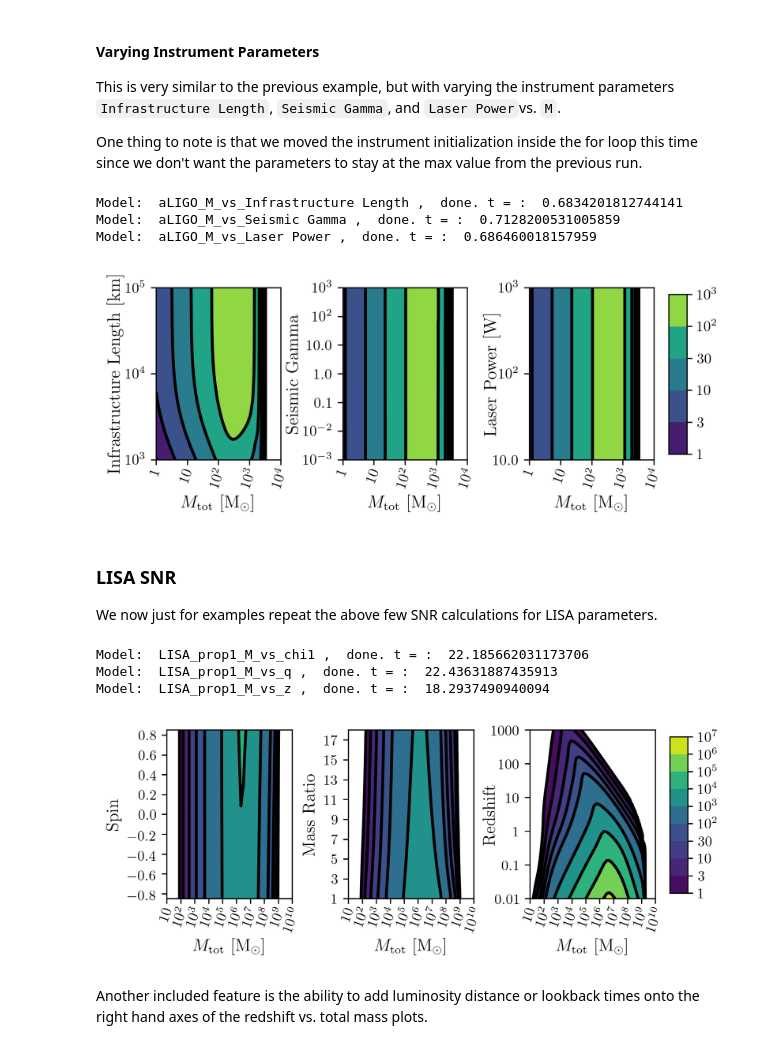
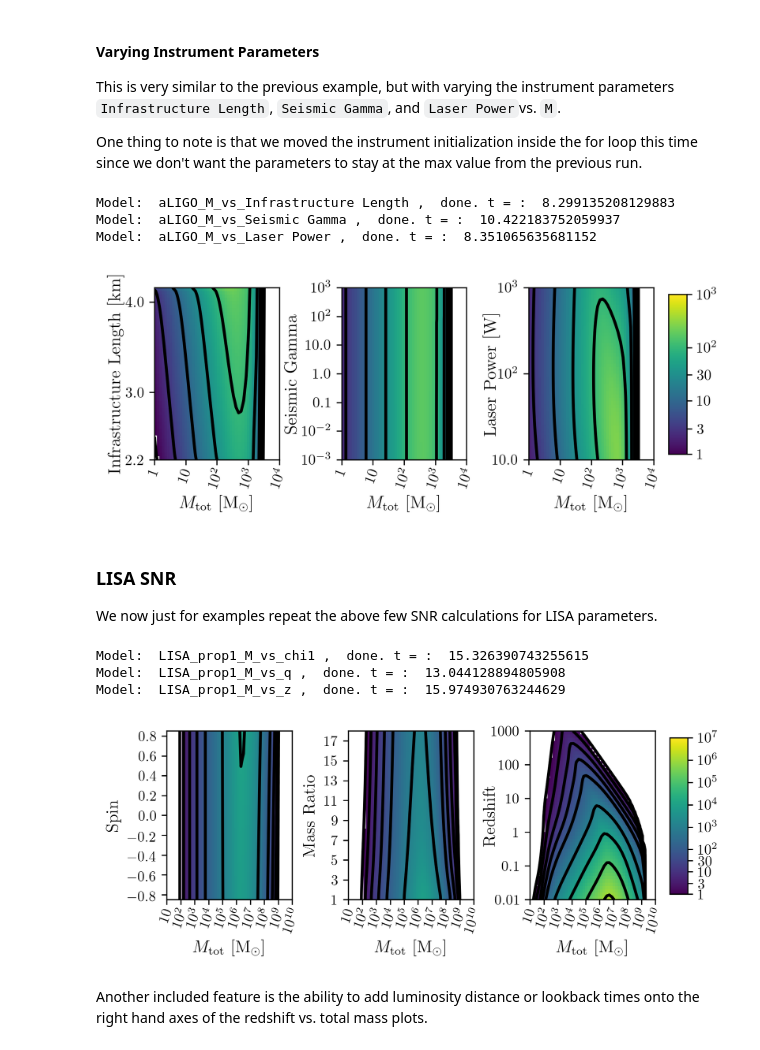
Before and after one commit to ark0015/gwent, a Jupyter notebook: docs/_static/notebooks/calcSNR_tutorial.ipynb, the cells around one changed output. Saved outputs shown, nothing was run; the diff lists cells and outputs as text; code cells hidden in the pictures.

Commit message:
Updating notebooks, testing, and plotting labels

```diff
--- a/docs/_static/notebooks/calcSNR_tutorial.ipynb
+++ b/docs/_static/notebooks/calcSNR_tutorial.ipynb
@@ -162,7 +169,7 @@ def Initialize_aLIGO():
     T_obs_ground_list = [4*u.yr,1*u.yr,10*u.yr]
     #aLIGO
     noise_dict_aLIGO = {'Infrastructure':
-                  {'Length':[3995,1000,1e5]},
+                  {'Length':[3995,2250,4160]},
                   'Laser':
                   {'Power':[125,10,1e3]},
                   'Seismic':
@@ -297,28 +306,25 @@ Model:  aLIGO_M_vs_z ,  done. t = :  15.475419044494629
 #### Plotting SNRs
 This is just an example of plotting the above SNRs using the `Plot_SNR` function. The function can take a _ton_ of parameters, but for simple plots most of them are unneccessary.
 # %%
-figsize = get_fig_size()
-fig, axes = plt.subplots(1,3,figsize=figsize)
+fig, axes = plt.subplots(1,3,figsize=get_fig_size())
 loglevelMin=-1.0
 loglevelMax=4.0
 hspace = .1
 wspace = .45
-
-ii = 0
 for i,ax in enumerate(axes):
-    if ii == (len(axes))-1:
-        Plot_SNR('M',sample_x_array[ii],var_ys[ii],
-                 sample_y_array[ii],SNR_array[ii],
+    if i == (len(axes)-1):
+        Plot_SNR('M',sample_x_array[i],var_ys[i],
+                 sample_y_array[i],SNR_array[i],
                  fig=fig,ax=ax,display=True,display_cbar=True,
                  logLevels_min=loglevelMin,logLevels_max=loglevelMax,
                  hspace=hspace,wspace=wspace,
                  xticklabels_kwargs={'rotation':70,'y':0.02},
                  ylabels_kwargs={'labelpad':-5})
     else:
-        Plot_SNR('M',sample_x_array[ii],var_ys[ii],
-                 sample_y_array[ii],SNR_array[ii],
+        Plot_SNR('M',sample_x_array[i],var_ys[i],
+                 sample_y_array[i],SNR_array[i],
                  fig=fig,ax=ax,display=False,display_cbar=False,
                  logLevels_min=loglevelMin,logLevels_max=loglevelMax,
                  hspace=hspace,wspace=wspace,xticklabels_kwargs={'rotation':70,'y':0.02})
-    ii += 1
+    i += 1
 # %% [output]
@@ -357,36 +363,35 @@ for var_y in var_ys:
 
     print('Model: ',instrument.name + '_' + var_x + '_vs_' + var_y,',',' done. t = : ',end-start)
 # %% [output]
-Model:  aLIGO_M_vs_Infrastructure Length ,  done. t = :  0.6834201812744141
-Model:  aLIGO_M_vs_Seismic Gamma ,  done. t = :  0.7128200531005859
-Model:  aLIGO_M_vs_Laser Power ,  done. t = :  0.686460018157959
+Model:  aLIGO_M_vs_Infrastructure Length ,  done. t = :  8.299135208129883
+Model:  aLIGO_M_vs_Seismic Gamma ,  done. t = :  10.422183752059937
+Model:  aLIGO_M_vs_Laser Power ,  done. t = :  8.351065635681152
 # %%
 figsize = get_fig_size()
 fig, axes = plt.subplots(1,3,figsize=figsize)
 loglevelMin=-1.0
 loglevelMax=3.0
 
 wspace = .5
 
-ii = 0
 for i,ax in enumerate(axes):
-    if ii == (len(axes))-1:
-        Plot_SNR('M',sample_x_array[ii],var_ys[ii],
-                 sample_y_array[ii],SNR_array[ii],
+    if i == (len(axes))-1:
+        Plot_SNR('M',sample_x_array[i],var_ys[i],
+                 sample_y_array[i],SNR_array[i],
                  fig=fig,ax=ax,display=True,display_cbar=True,
                  logLevels_min=loglevelMin,logLevels_max=loglevelMax,
                  hspace=hspace,wspace=wspace,
                  xticklabels_kwargs={'rotation':70,'y':0.02},ylabels_kwargs={'labelpad':-5})
     else:
-        Plot_SNR('M',sample_x_array[ii],var_ys[ii],
-                 sample_y_array[ii],SNR_array[ii],
+        Plot_SNR('M',sample_x_array[i],var_ys[i],
+                 sample_y_array[i],SNR_array[i],
                  fig=fig,ax=ax,display=False,display_cbar=False,
                  logLevels_min=loglevelMin,logLevels_max=loglevelMax,
                  xticklabels_kwargs={'rotation':70,'y':0.02},
                  ylabels_kwargs={'labelpad':1})
     ii += 1
 # %% [output]
-[figure, old version]
+[figure, new version]
 # %% [markdown]
 ### LISA SNR
 
@@ -413,9 +418,9 @@ for var_y in var_ys:
 
     print('Model: ',instrument.name + '_' + var_x + '_vs_' + var_y,',',' done. t = : ',end-start)
 # %% [output]
-Model:  LISA_prop1_M_vs_chi1 ,  done. t = :  22.185662031173706
-Model:  LISA_prop1_M_vs_q ,  done. t = :  22.43631887435913
-Model:  LISA_prop1_M_vs_z ,  done. t = :  18.2937490940094
+Model:  LISA_prop1_M_vs_chi1 ,  done. t = :  15.326390743255615
+Model:  LISA_prop1_M_vs_q ,  done. t = :  13.044128894805908
+Model:  LISA_prop1_M_vs_z ,  done. t = :  15.974930763244629
 # %%
 figsize = get_fig_size()
 fig, axes = plt.subplots(1,3,figsize=figsize)
@@ -424,25 +429,24 @@ loglevelMax=7.0
 hspace = .1
 wspace = .45
 
-ii = 0
 for i,ax in enumerate(axes):
-    if ii == (len(axes))-1:
-        Plot_SNR('M',sample_x_array[ii],var_ys[ii],
-                 sample_y_array[ii],SNR_array[ii],
+    if i == (len(axes))-1:
+        Plot_SNR('M',sample_x_array[i],var_ys[i],
+                 sample_y_array[i],SNR_array[i],
                  fig=fig,ax=ax,display=True,display_cbar=True,
                  logLevels_min=loglevelMin,logLevels_max=loglevelMax,
                  hspace=hspace,wspace=wspace,
                  xticklabels_kwargs={'rotation':70,'y':0.02},
                  ylabels_kwargs={'labelpad':-5})
     else:
-        Plot_SNR('M',sample_x_array[ii],var_ys[ii],
-                 sample_y_array[ii],SNR_array[ii],
+        Plot_SNR('M',sample_x_array[i],var_ys[i],
+                 sample_y_array[i],SNR_array[i],
                  fig=fig,ax=ax,display=False,display_cbar=False,
                  logLevels_min=loglevelMin,logLevels_max=loglevelMax,
                  hspace=hspace,wspace=wspace,xticklabels_kwargs={'rotation':70,'y':0.02})
     ii += 1
 # %% [output]
-[figure, old version]
+[figure, new version]
 # %% [markdown]
 Another included feature is the ability to add luminosity distance or lookback times onto the right hand axes of the redshift vs. total mass plots.
 # %%
```
Also changed, not shown: parts of 13 cells of this notebook, 4 other files.
